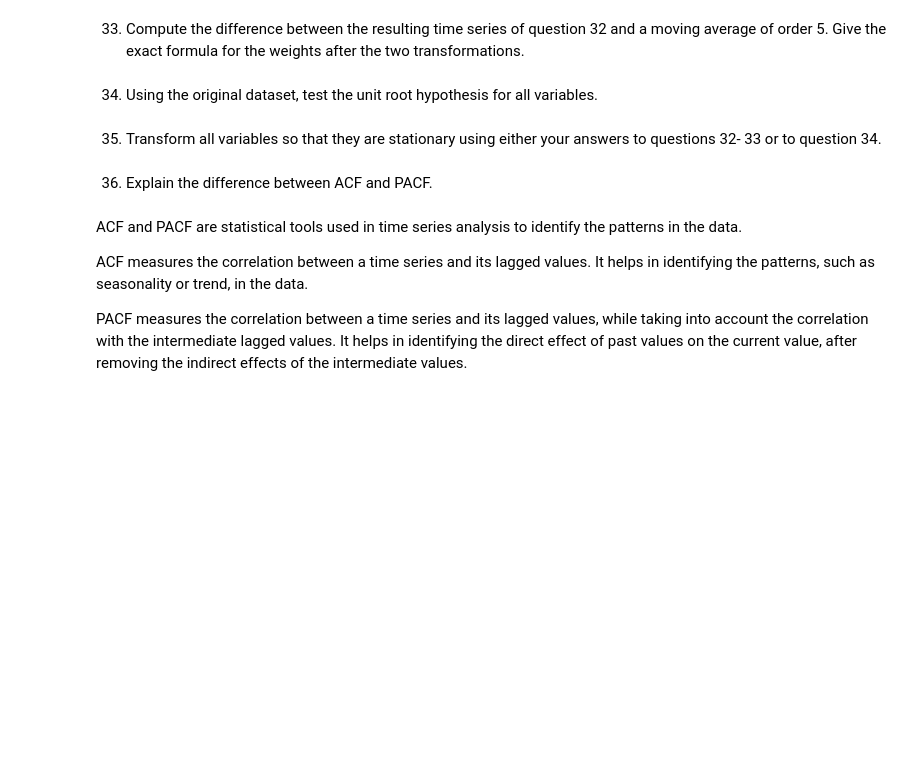
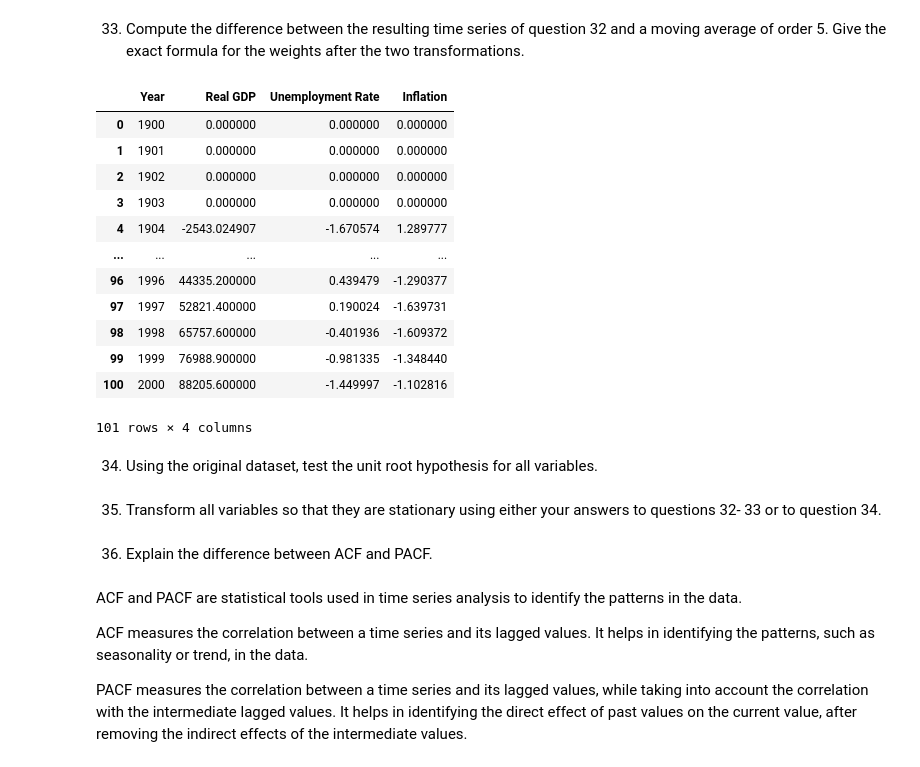
Before and after one commit to ArthurMbraga/MODS202-Econometrics, a Jupyter notebook: project.ipynb, the cells around one changed output. Cells and saved outputs as stored; diff of their text form; code cells hidden in the pictures; blank space fills up the shorter version.

```diff
--- a/project.ipynb
+++ b/project.ipynb
@@ -682,6 +707,37 @@ and a moving average of order 10.
 # %% [markdown]
 33. Compute the difference between the resulting time series of question 32 and a moving
 average of order 5. Give the exact formula for the weights after the two transformations.
+# %%
+stationary5_df3 = df3.copy()
+window_size = 5
+
+for column in df3.columns:
+    if column != 'Year':
+        stationary5_df3[column] = df3[column] - df3[column].rolling(window_size).mean()
+
+stationary5_df3.fillna(0, inplace=True)
+
+stationary_diff_df3 = stationary10_df3.copy()
+
+for column in stationary_diff_df3.columns:
+    if column != 'Year':
+        stationary_diff_df3[column] = stationary10_df3[column] - stationary5_df3[column]
+
+stationary_diff_df3
+# %% [output]
+|  | Year | Real GDP | Unemployment Rate | Inflation |
+| 0 | 1900 | 0.000000 | 0.000000 | 0.000000 |
+| 1 | 1901 | 0.000000 | 0.000000 | 0.000000 |
+| 2 | 1902 | 0.000000 | 0.000000 | 0.000000 |
+| 3 | 1903 | 0.000000 | 0.000000 | 0.000000 |
+| 4 | 1904 | -2543.024907 | -1.670574 | 1.289777 |
+| ... | ... | ... | ... | ... |
+| 96 | 1996 | 44335.200000 | 0.439479 | -1.290377 |
+| 97 | 1997 | 52821.400000 | 0.190024 | -1.639731 |
+| 98 | 1998 | 65757.600000 | -0.401936 | -1.609372 |
+| 99 | 1999 | 76988.900000 | -0.981335 | -1.348440 |
+| 100 | 2000 | 88205.600000 | -1.449997 | -1.102816 |
+101 rows × 4 columns
 # %% [markdown]
 34. Using the original dataset, test the unit root hypothesis for all variables.
 # %% [markdown]
```
Also changed, not shown: parts of 2 cells of this notebook.
